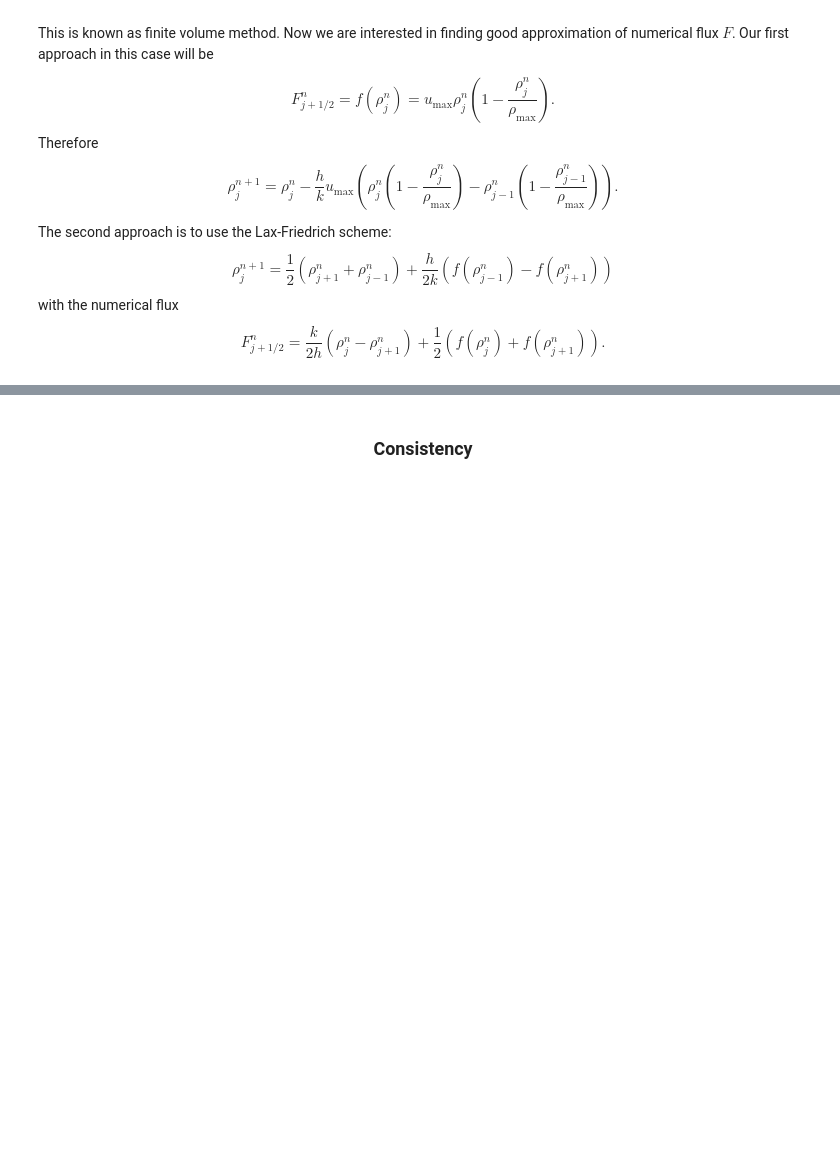
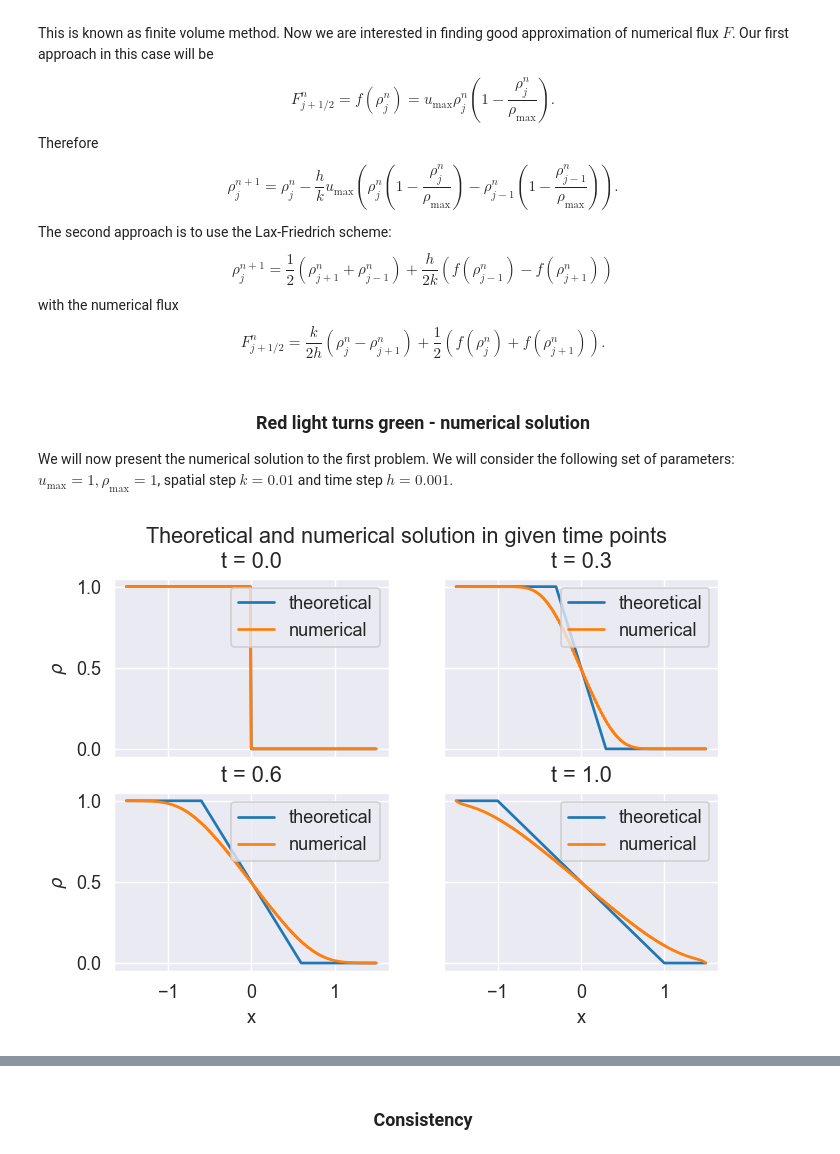
Before and after one commit to joannaww/Lighthill-Witham-Richards-Model, a Jupyter notebook: Matuszak_Wojciechowicz.ipynb, the cells around one changed output, grey strips where cells are left out. Saved outputs shown, nothing was run; the diff lists cells and outputs as text; code cells hidden in the pictures; blank space fills up the shorter version.

Commit message:
Numerical method, solution to the red-green light problem

```diff
--- a/Matuszak_Wojciechowicz.ipynb
+++ b/Matuszak_Wojciechowicz.ipynb
@@ -291,0 +335,4 @@ $$F_{j+1/2}^{n} = \frac{k}{2h}\left(\rho_{j}^n - \rho_{j+1}^n\right) + \frac{1}{
+# %% [markdown]
+<h3 align="center">Red light turns green - numerical solution</h3>
+
+We will now present the numerical solution to the first problem. We will consider the following set of parameters: $u_{\text{max}} = 1, \rho_{\text{max}} = 1$, spatial step $k=0.01$ and time step $h=0.001$.
@@ -291,0 +365,35 @@ $$F_{j+1/2}^{n} = \frac{k}{2h}\left(\rho_{j}^n - \rho_{j+1}^n\right) + \frac{1}{
+# %%
+rho, xs, ts = FVM(method="Lax-Friedrich", problem="red_green_light")
+rho_theoretical = theoretical_solution(problem="red_green_light", xs=xs, ts=ts)
+# %%
+time_points = [0, 300, 600, 1000]
+
+fig, axs = plt.subplots(2, 2)
+
+axs[0, 0].plot(xs, rho_theoretical[:,time_points[0]], label="theoretical")
+axs[0, 0].plot(xs, rho[:,time_points[0]], label="numerical")
+axs[0, 0].set_title(f't = {ts[time_points[0]]}')
+axs[0, 0].legend()
+axs[0, 1].plot(xs, rho_theoretical[:,time_points[1]], label="theoretical")
+axs[0, 1].plot(xs, rho[:,time_points[1]], label="numerical")
+axs[0, 1].set_title(f't = {ts[time_points[1]]}')
+axs[0, 1].legend()
+axs[1, 0].plot(xs, rho_theoretical[:,time_points[2]], label="theoretical")
+axs[1, 0].plot(xs, rho[:,time_points[2]], label="numerical")
+axs[1, 0].set_title(f't = {ts[time_points[2]]}')
+axs[1, 0].legend()
+axs[1, 1].plot(xs, rho_theoretical[:,time_points[3]], label="theoretical")
+axs[1, 1].plot(xs, rho[:,time_points[3]], label="numerical")
+axs[1, 1].set_title(f't = {ts[time_points[3]]}')
+axs[1, 1].legend()
+
+for ax in axs.flat:
+    ax.set(xlabel='x', ylabel=r'$\rho$')
+
+for ax in axs.flat:
+    ax.label_outer()
+
+fig.suptitle("Theoretical and numerical solution in given time points")
+plt.show()
+# %% [output]
+[figure, added]
```
Also changed, not shown: parts of 7 cells of this notebook.
